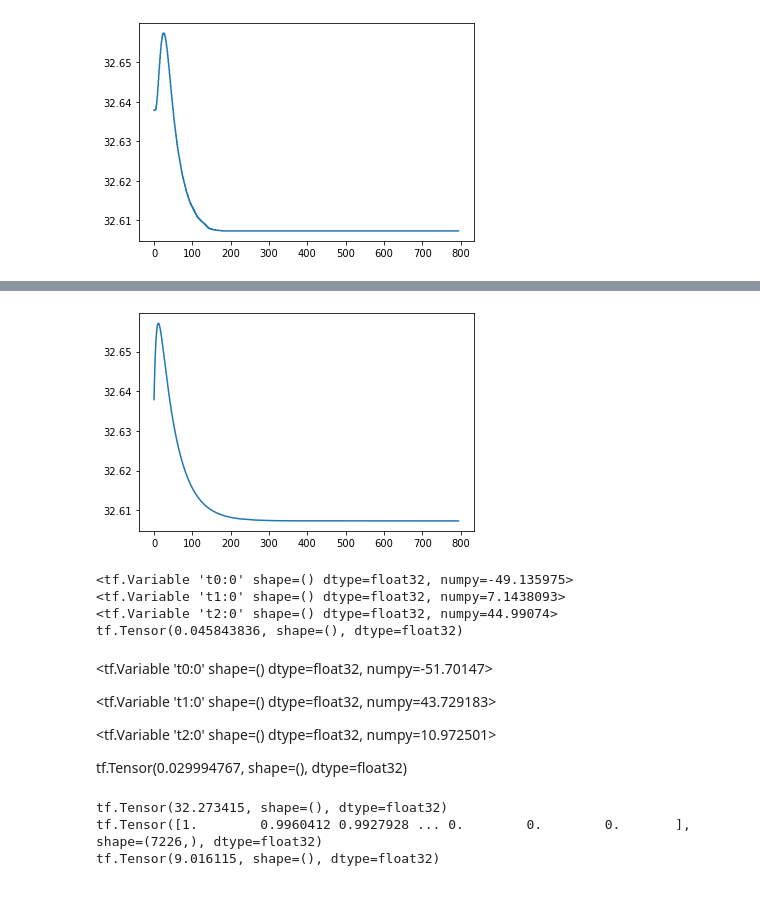
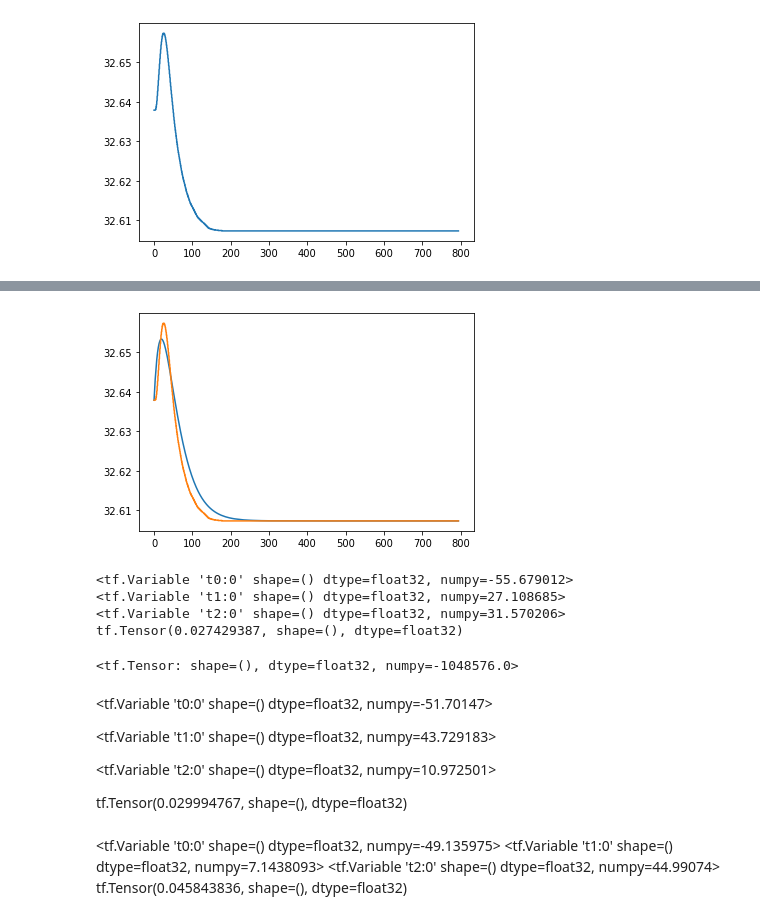
Before and after one commit to refaaksi/PSI, a Jupyter notebook: reg_v10.ipynb, the cells around one changed output, grey strips where cells are left out. Saved outputs shown, nothing was run; the diff lists cells and outputs as text; code cells hidden in the pictures.

Commit message:
Update early stopping

```diff
--- a/reg_v10.ipynb
+++ b/reg_v10.ipynb
@@ -33,20 +34,24 @@ plt.show()
 # %% [output]
 [figure]
 # %%
-epochs = 20000
-optimizer = tf.keras.optimizers.SGD(learning_rate=10e-2, momentum=0.9)
+epochs = 50000
+optimizer = tf.keras.optimizers.SGD(learning_rate=10e-2, momentum= 0.95)
 # t0 = tf.Variable(tf.random.uniform((1,),minval=-100, maxval=100, name='t0'))
 # t1 = tf.Variable(tf.random.uniform((1,),minval=0, maxval=100, name='t1'))
 # t2 = tf.Variable(tf.random.uniform((1,),minval=0, maxval=100, name='t2'))
 
 t0 = tf.Variable(0.0, name='t0')
-t1 = tf.Variable(1.0, name='t1')
-t2 = tf.Variable(2.0, name='t2')
+t1 = tf.Variable(1.0, name='t1', constraint = lambda z: tf.clip_by_value(z, 0.0, 100.0))
+t2 = tf.Variable(2.0, name='t2', constraint = lambda z: tf.clip_by_value(z, 0.0, 100.0))
 
 loss_metric = tf.keras.metrics.Mean()
 
 def loss_compute(y_true, y_pred):
     return tf.square(y_true - y_pred)
+
+patience = 20
+delta = 1
+loss_history = collections.deque(maxlen=patience + 1)
 
 # print(t0)
 # print(t1)
@@ -62,16 +67,23 @@ for epoch in range(epochs):
 
     with tf.GradientTape(persistent=True) as tape:
         # y = A+B*(1+C*e**(-t/D)+E*e**(-t/F))
-        e1 = np.exp(-time/tf.abs(t1))
-        e2 = np.exp(-time/tf.abs(t2))
-        c1 = tf.divide(tf.subtract(t0,t1),tf.subtract(t1,t2))
-        c2 = tf.divide(tf.subtract(t0,t2),tf.subtract(t2,t1))
+        e1 = np.exp(-time/t1)
+        e2 = np.exp(-time/t2)
+        c1 = tf.divide(tf.subtract(t0,t1),tf.add(tf.subtract(t1,t2),tf.constant(10e-3)))
+        c2 = tf.divide(tf.subtract(t0,t2),tf.add(tf.subtract(t2,t1),tf.constant(10e-3)))
         h1 = tf.multiply(c1,tf.cast(e1, tf.float32))
         h2 = tf.multiply(c2,tf.cast(e2, tf.float32))
         h = 1 + h1 + h2
         y_ = p4[0]+tf.multiply(p4[-1:]-p4[0],h)
         loss1 = loss_compute(y, y_)
         loss = tf.reduce_sum(loss1)
+
+        print(epoch, "  ", loss)
+        loss_history.append(loss)
+
+        if tf.math.is_nan(c1):
+            raise Exception("NaN")
+
         # print(e1," , ", e2," , ",c1," , ",c2," , ",h1," , ",h2)
         # loss_metric(loss)
         # pbar.set_description('Training Loss: %.3f' %
@@ -79,6 +91,12 @@ for epoch in range(epochs):
 
     gradients = tape.gradient(loss,[t0,t1, t2])
     optimizer.apply_gradients(zip(gradients, [t0,t1,t2]))
+
+    if len(loss_history) > patience:
+        if loss_history.popleft()*delta < min(loss_history):
+            print(f'\nEarly stopping. No improvement of more than {delta:.5%} in '
+                  f'validation loss in the last {patience} epochs.')
+            break
     # print(gradients)
     # print(" ")
     # print(t0)
@@ -88,26 +124,31 @@ for epoch in range(epochs):
 # %%
-e1 = np.exp(-dt_p4/tf.abs(t1))
-e2 = np.exp(-dt_p4/tf.abs(t2))
-c1 = tf.divide(tf.subtract(t0,tf.abs(t1)),tf.subtract(tf.abs(t1),tf.abs(t2)))
-c2 = tf.divide(tf.subtract(t0,tf.abs(t2)),tf.subtract(tf.abs(t2),tf.abs(t1)))
+e1 = np.exp(-dt_p4/t1)
+e2 = np.exp(-dt_p4/t2)
+c1 = tf.divide(tf.subtract(t0,t1),tf.add(tf.subtract(t1,t2),tf.constant(1e-4)))
+c2 = tf.divide(tf.subtract(t0,t2),tf.add(tf.subtract(t2,t1),tf.constant(1e-4)))
 h1 = tf.multiply(c1,tf.cast(e1, tf.float32))
 h2 = tf.multiply(c2,tf.cast(e2, tf.float32))
 h = 1 + h1 + h2
 y_ = p4[0]+tf.multiply(p4[-1:]-p4[0],h)
 plt.plot(dt_p4,y_)
+plt.plot(dt_p4,p4)
 plt.show()
 # %% [output]
-[figure, old version]
+[figure, new version]
 # %%
 print(t0)
 print(t1)
 print(t2)
 print(loss)
 # %% [output]
-<tf.Variable 't0:0' shape=() dtype=float32, numpy=-49.135975>
-<tf.Variable 't1:0' shape=() dtype=float32, numpy=7.1438093>
-<tf.Variable 't2:0' shape=() dtype=float32, numpy=44.99074>
-tf.Tensor(0.045843836, shape=(), dtype=float32)
+<tf.Variable 't0:0' shape=() dtype=float32, numpy=-55.679012>
+<tf.Variable 't1:0' shape=() dtype=float32, numpy=27.108685>
+<tf.Variable 't2:0' shape=() dtype=float32, numpy=31.570206>
+tf.Tensor(0.027429387, shape=(), dtype=float32)
+# %%
+tf.divide(1,1-tf.add(1,tf.constant(1e-6)))
+# %% [output]
+<tf.Tensor: shape=(), dtype=float32, numpy=-1048576.0>
 # %% [markdown]
 <tf.Variable 't0:0' shape=() dtype=float32, numpy=-51.70147>
 
@@ -116,19 +157,8 @@ tf.Tensor(0.045843836, shape=(), dtype=float32)
 <tf.Variable 't2:0' shape=() dtype=float32, numpy=10.972501>
 
 tf.Tensor(0.029994767, shape=(), dtype=float32)
-# %%
-t=tf.Variable(3.0)
-# for i in range(len(dt_p4)):
-x = tf.constant(dt_p4,dtype=tf.float32)
-with tf.GradientTape(persistent=True) as tape:
-    y =tf.exp(-x/t)
-    a = tf.reduce_sum(y)
-
-print(a)
-print(y)
-grad = tape.gradient(a,t)
-print(grad)
-# %% [output]
-tf.Tensor(32.273415, shape=(), dtype=float32)
-tf.Tensor([1.        0.9960412 0.9927928 ... 0.        0.        0.       ], shape=(7226,), dtype=float32)
-tf.Tensor(9.016115, shape=(), dtype=float32)
+# %% [markdown]
+<tf.Variable 't0:0' shape=() dtype=float32, numpy=-49.135975>
+<tf.Variable 't1:0' shape=() dtype=float32, numpy=7.1438093>
+<tf.Variable 't2:0' shape=() dtype=float32, numpy=44.99074>
+tf.Tensor(0.045843836, shape=(), dtype=float32)
```
Also changed, not shown: parts of 2 cells of this notebook.
